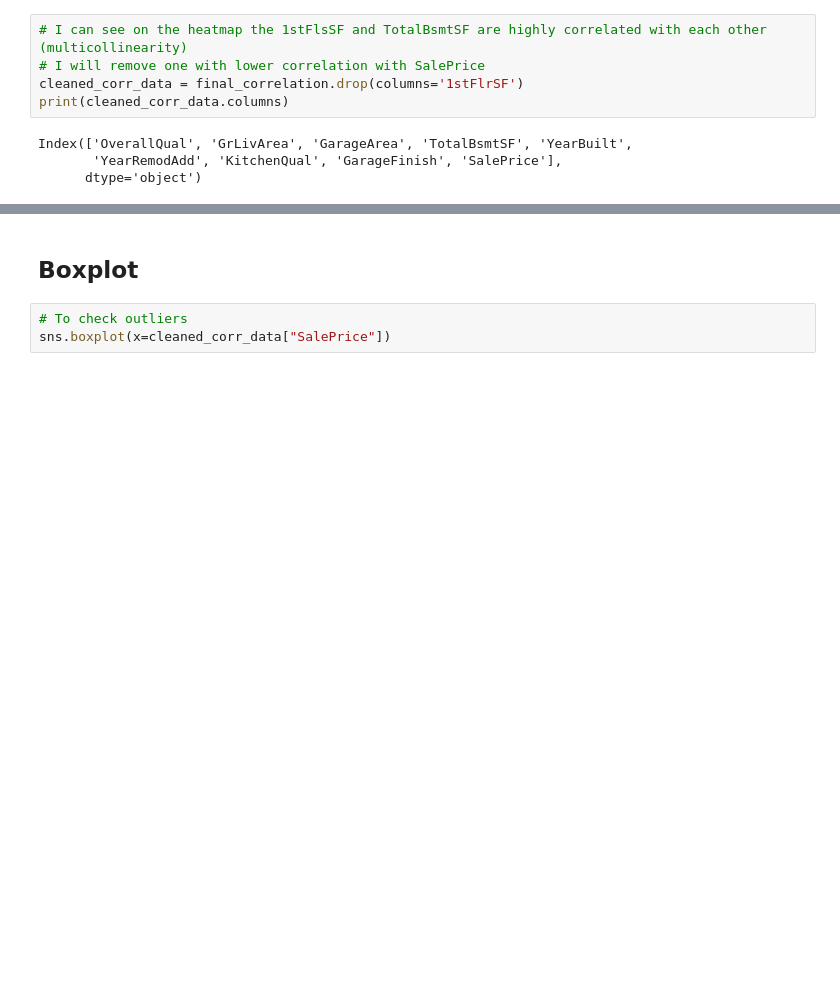
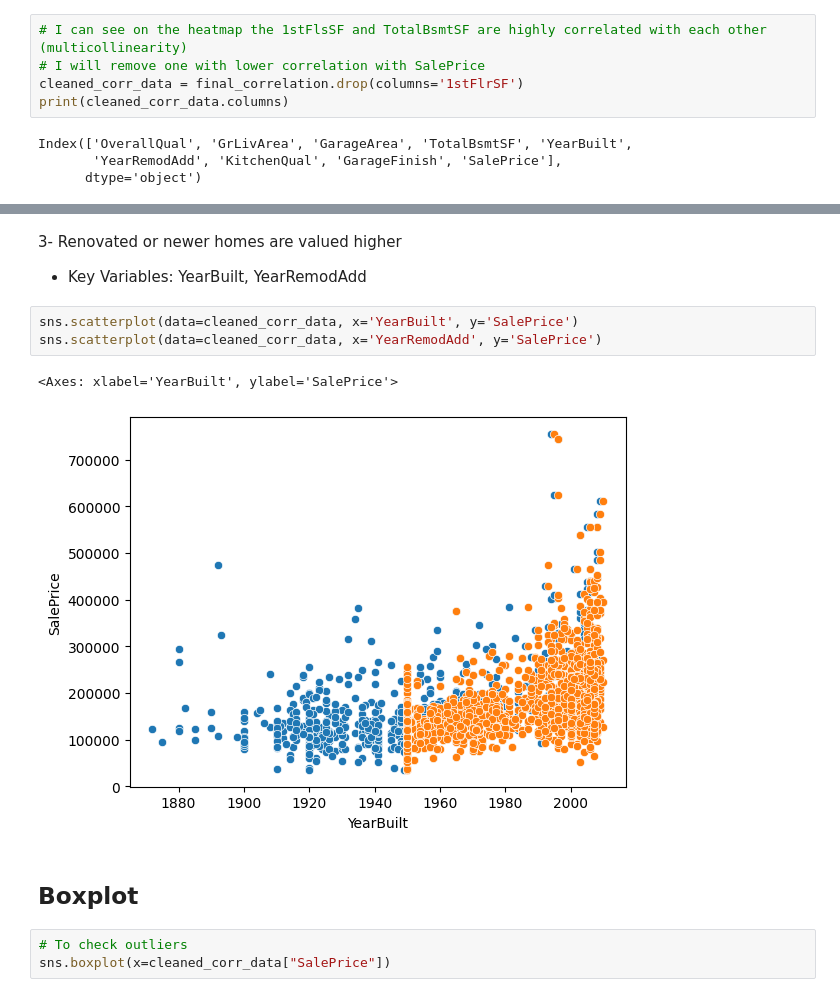
Before and after one commit to Naviid24/pp5-house-price-prediction, a Jupyter notebook: notebooks/data_collection_and_exploration.ipynb, the cells around one changed output, grey strips where cells are left out. Saved outputs shown, nothing was run; the diff lists cells and outputs as text; blank space fills up the shorter version.

```diff
--- a/notebooks/data_collection_and_exploration.ipynb
+++ b/notebooks/data_collection_and_exploration.ipynb
@@ -517,3 +528,12 @@ sns.scatterplot(data=data, x='GarageArea', y='SalePrice')
+# %% [markdown]
+3- Renovated or newer homes are valued higher
+  - Key Variables: YearBuilt, YearRemodAdd
+# %%
+sns.scatterplot(data=cleaned_corr_data, x='YearBuilt', y='SalePrice')
+sns.scatterplot(data=cleaned_corr_data, x='YearRemodAdd', y='SalePrice')
+# %% [output]
+<Axes: xlabel='YearBuilt', ylabel='SalePrice'>
+[figure, added]
 # %% [markdown]
 ## Boxplot
 # %%
```
Also changed, not shown: parts of 10 cells of this notebook.
